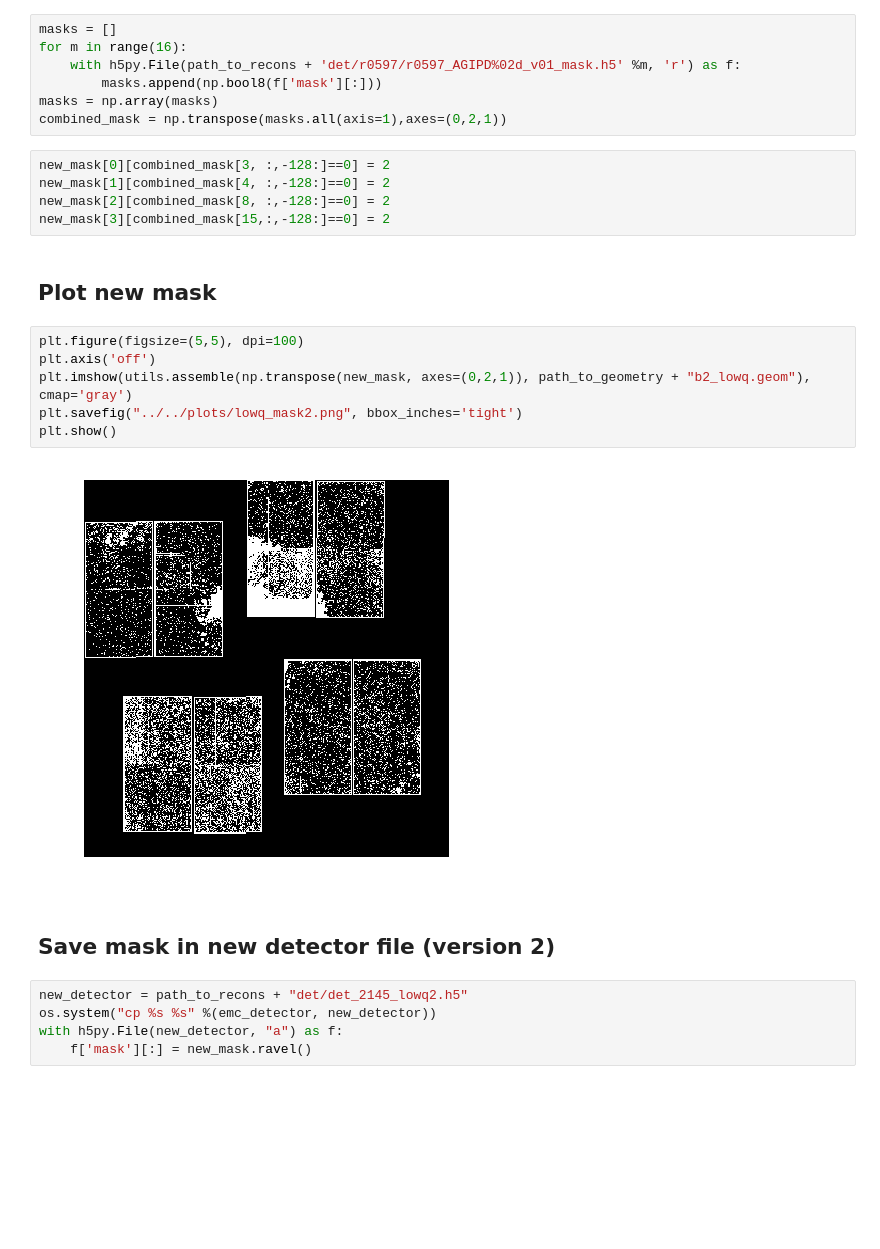
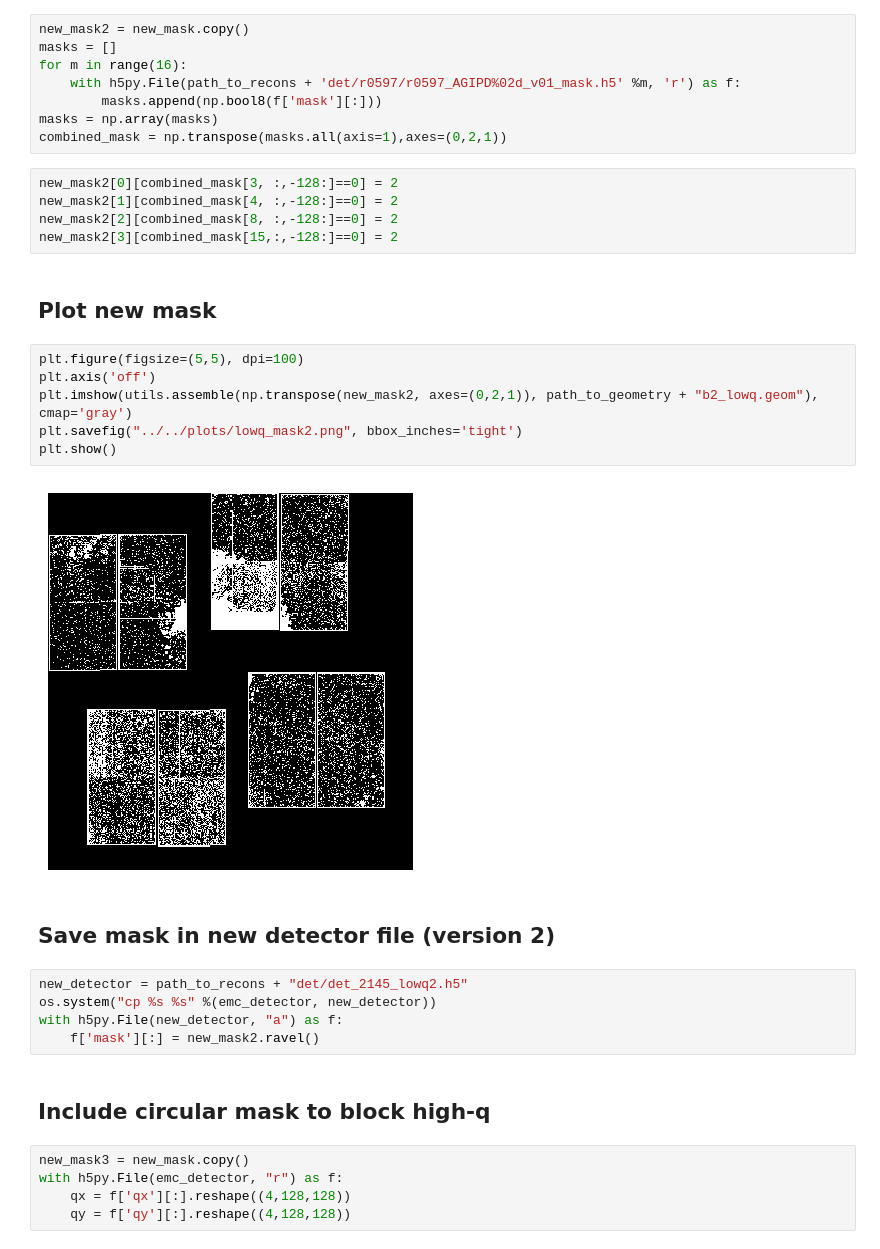
Before and after one commit to FXIhub/xfel2145, a Jupyter notebook: analysis/geometry/sparse-lowq-mask.ipynb, the cells around one changed output. Drawn from its saved outputs; the diff is of its cells as text; blank space fills up the shorter version.

```diff
--- a/analysis/geometry/sparse-lowq-mask.ipynb
+++ b/analysis/geometry/sparse-lowq-mask.ipynb
@@ -87,6 +87,7 @@ with h5py.File(new_detector, "a") as f:
 # %% [markdown]
 ## Include statistical outliers from long dark (run 597)
 # %%
+new_mask2 = new_mask.copy()
 masks = []
 for m in range(16):
     with h5py.File(path_to_recons + 'det/r0597/r0597_AGIPD%02d_v01_mask.h5' %m, 'r') as f:
@@ -94,24 +95,31 @@ for m in range(16):
 masks = np.array(masks)
 combined_mask = np.transpose(masks.all(axis=1),axes=(0,2,1))
 # %%
-new_mask[0][combined_mask[3, :,-128:]==0] = 2
-new_mask[1][combined_mask[4, :,-128:]==0] = 2
-new_mask[2][combined_mask[8, :,-128:]==0] = 2
-new_mask[3][combined_mask[15,:,-128:]==0] = 2
+new_mask2[0][combined_mask[3, :,-128:]==0] = 2
+new_mask2[1][combined_mask[4, :,-128:]==0] = 2
+new_mask2[2][combined_mask[8, :,-128:]==0] = 2
+new_mask2[3][combined_mask[15,:,-128:]==0] = 2
 # %% [markdown]
 ## Plot new mask
 # %%
 plt.figure(figsize=(5,5), dpi=100)
 plt.axis('off')
-plt.imshow(utils.assemble(np.transpose(new_mask, axes=(0,2,1)), path_to_geometry + "b2_lowq.geom"), cmap='gray')
+plt.imshow(utils.assemble(np.transpose(new_mask2, axes=(0,2,1)), path_to_geometry + "b2_lowq.geom"), cmap='gray')
 plt.savefig("../../plots/lowq_mask2.png", bbox_inches='tight')
 plt.show()
 # %% [output]
-[figure, old version]
+[figure, new version]
 # %% [markdown]
 ## Save mask in new detector file (version 2)
 # %%
 new_detector = path_to_recons + "det/det_2145_lowq2.h5"
 os.system("cp %s %s" %(emc_detector, new_detector))
 with h5py.File(new_detector, "a") as f:
-    f['mask'][:] = new_mask.ravel()
+    f['mask'][:] = new_mask2.ravel()
+# %% [markdown]
+## Include circular mask to block high-q
+# %%
+new_mask3 = new_mask.copy()
+with h5py.File(emc_detector, "r") as f:
+    qx = f['qx'][:].reshape((4,128,128))
+    qy = f['qy'][:].reshape((4,128,128))
```
Also changed, not shown: parts of 4 cells of this notebook, 3 other files.
